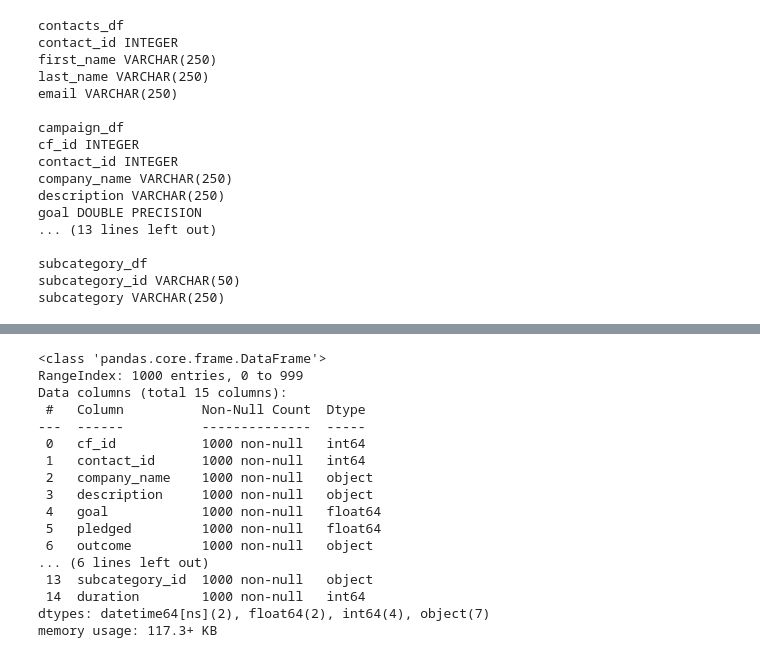
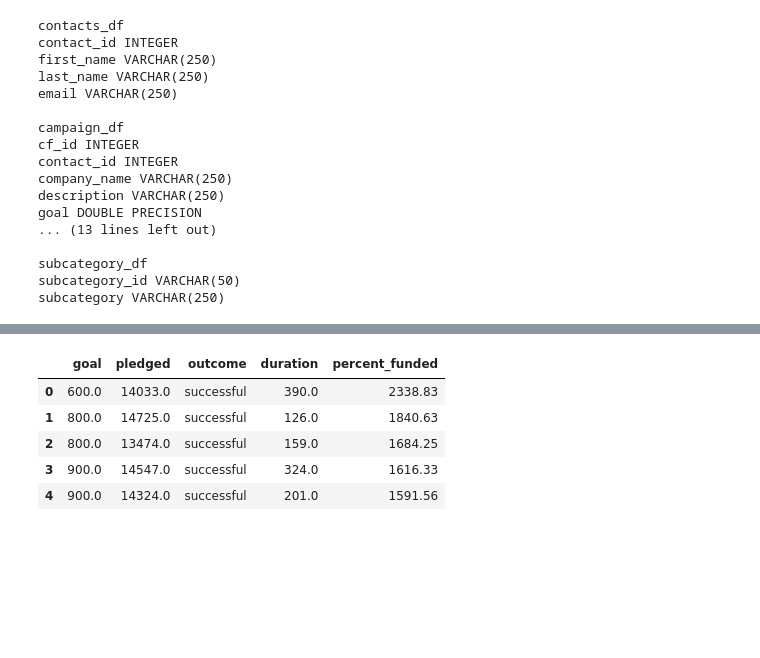
Before and after one commit to eugchien/project_2_group_11, a Jupyter notebook: Sarah/duration_query.ipynb, the cells around one changed output, grey strips where cells are left out. Saved outputs shown, nothing was run; the diff lists cells and outputs as text; code cells hidden in the pictures; blank space fills up the shorter version.

```diff
--- a/Sarah/duration_query.ipynb
+++ b/Sarah/duration_query.ipynb
@@ -157,10 +121,0 @@ memory usage: 109.5+ KB
-# %%
-duration_list = []
-
-for index, row in df2.iterrows():
-    duration = (row["end_date"] - row["launch_date"]).days
-    duration_list.append(duration)
-
-df2["duration"] = duration_list
-
-df2.head()
@@ -174,20 +121,0 @@ df2.head()
-# %%
-df2.info()
-# %% [output]
-<class 'pandas.core.frame.DataFrame'>
-RangeIndex: 1000 entries, 0 to 999
-Data columns (total 15 columns):
- #   Column          Non-Null Count  Dtype
----  ------          --------------  -----
- 0   cf_id           1000 non-null   int64
- 1   contact_id      1000 non-null   int64
- 2   company_name    1000 non-null   object
- 3   description     1000 non-null   object
- 4   goal            1000 non-null   float64
- 5   pledged         1000 non-null   float64
- 6   outcome         1000 non-null   object
-... (6 lines left out)
- 13  subcategory_id  1000 non-null   object
- 14  duration        1000 non-null   int64
-dtypes: datetime64[ns](2), float64(2), int64(4), object(7)
-memory usage: 117.3+ KB
@@ -196 +122,21 @@ import matplotlib.patches as mpatches
+# %%
+query = """
+        SELECT goal,
+            pledged,
+            outcome,
+            EXTRACT(DAY FROM end_date - launch_date) AS duration,
+            ROUND(((pledged/goal)*100)::numeric, 2) AS percent_funded
+        FROM campaign_df
+        ORDER BY percent_funded DESC;
+        """
+
+duration_df = pd.read_sql(text(query), con=engine)
+duration_df.head()
+# %% [output]
+|  | goal | pledged | outcome | duration | percent_funded |
+| 0 | 600.0 | 14033.0 | successful | 390.0 | 2338.83 |
+| 1 | 800.0 | 14725.0 | successful | 126.0 | 1840.63 |
+| 2 | 800.0 | 13474.0 | successful | 159.0 | 1684.25 |
+| 3 | 900.0 | 14547.0 | successful | 324.0 | 1616.33 |
+| 4 | 900.0 | 14324.0 | successful | 201.0 | 1591.56 |
 # %%
```
Also changed, not shown: parts of 20 cells of this notebook, 2 other files.
